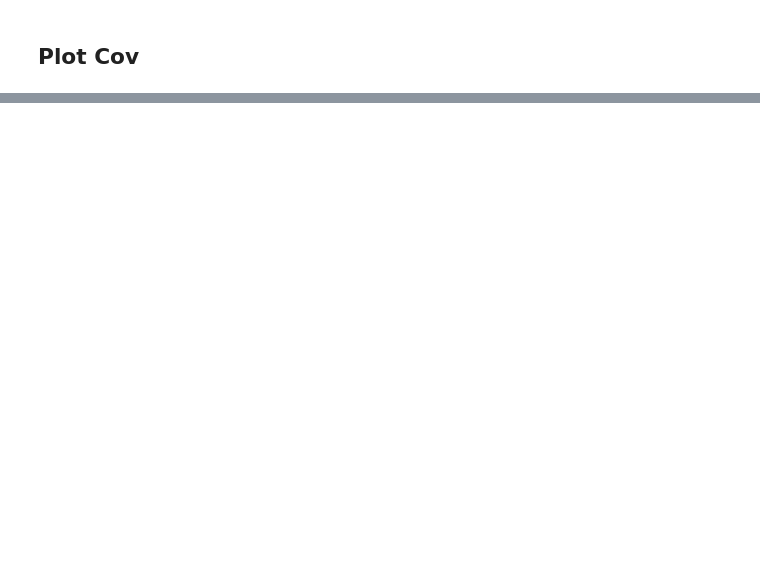
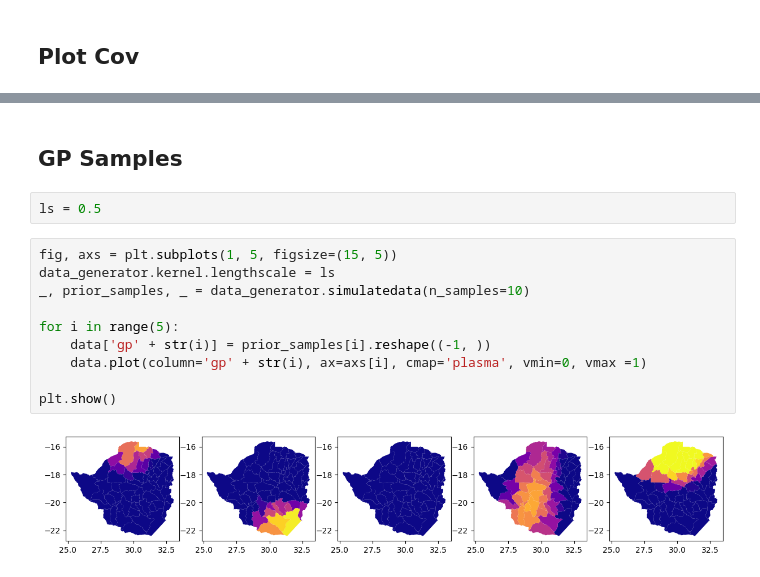
Before and after one commit to elizavetasemenova/PriorCVAE_JAX, a Jupyter notebook: experiments/zimbabwe/notebooks/zimbabwe_decoder.ipynb, the cells around one changed output, grey strips where cells are left out. Cells and saved outputs as stored; diff of their text form; blank space fills up the shorter version.

```diff
--- a/experiments/zimbabwe/notebooks/zimbabwe_decoder.ipynb
+++ b/experiments/zimbabwe/notebooks/zimbabwe_decoder.ipynb
@@ -137,0 +140,16 @@ plt.show()
+# %% [markdown]
+## GP Samples
+# %%
+ls = 0.5
+# %%
+fig, axs = plt.subplots(1, 5, figsize=(15, 5))
+data_generator.kernel.lengthscale = ls
+_, prior_samples, _ = data_generator.simulatedata(n_samples=10)
+
+for i in range(5):
+    data['gp' + str(i)] = prior_samples[i].reshape((-1, ))
+    data.plot(column='gp' + str(i), ax=axs[i], cmap='plasma', vmin=0, vmax =1)
+
+plt.show()
+# %% [output]
+[figure, added]
```
Also changed, not shown: parts of 7 cells of this notebook, 4 other files.
